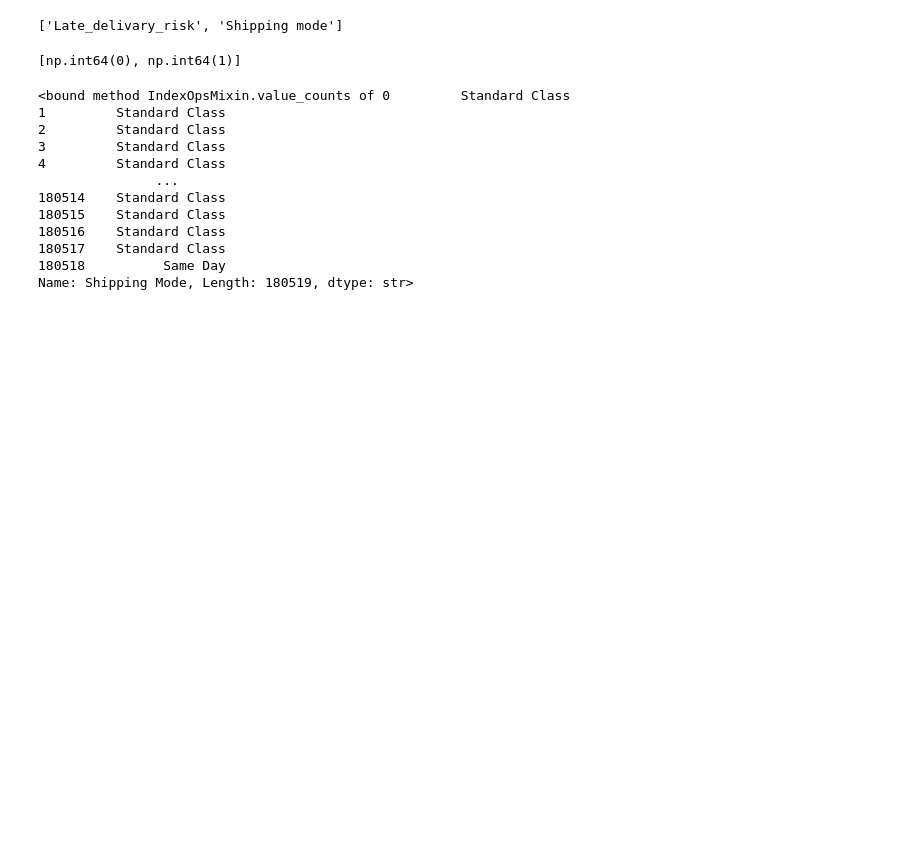
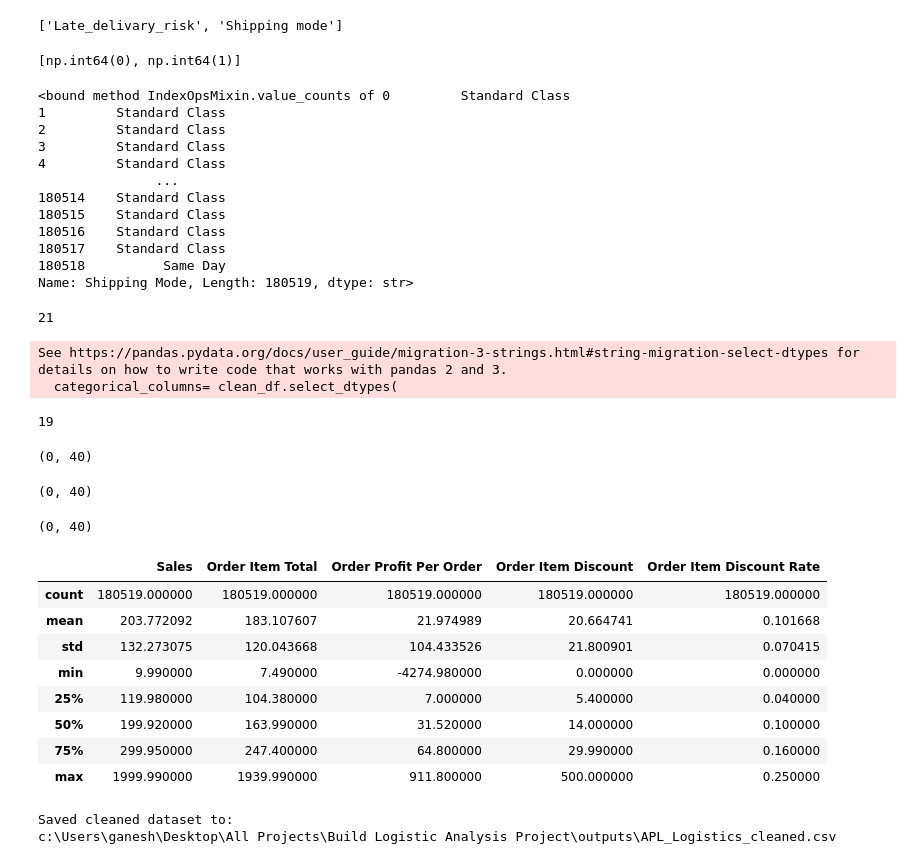
Before and after one commit to shivani1707s/APL-Logistics-Analysis, a Jupyter notebook: notebooks/data_cleaning.ipynb, the cells around one changed output. Cells and saved outputs as stored; diff of their text form; code cells hidden in the pictures; blank space fills up the shorter version.

Commit message:
data cleaning complete and eda start

```diff
--- a/notebooks/data_cleaning.ipynb
+++ b/notebooks/data_cleaning.ipynb
@@ -254,3 +254,59 @@ clean_df["Shipping Mode"].value_counts
 180517    Standard Class
 180518          Same Day
 Name: Shipping Mode, Length: 180519, dtype: str>
+# %%
+numeric_columns=clean_df.select_dtypes(
+    include= np.number
+).columns.tolist()
+
+len(numeric_columns)
+# %% [output]
+21
+# %%
+categorical_columns= clean_df.select_dtypes(
+    include="object"
+).columns.tolist()
+
+len(categorical_columns)
+# %% [output]
+See https://pandas.pydata.org/docs/user_guide/migration-3-strings.html#string-migration-select-dtypes for details on how to write code that works with pandas 2 and 3.
+  categorical_columns= clean_df.select_dtypes(
+19
+# %%
+clean_df[
+    clean_df["Order Item Quantity"] < 0
+].shape
+# %% [output]
+(0, 40)
+# %%
+clean_df[
+    clean_df["Days for shipment (scheduled)"] < 0
+].shape
+# %% [output]
+(0, 40)
+# %%
+clean_df[
+    clean_df["Days for shipping (real)"] < 0
+].shape
+# %% [output]
+(0, 40)
+# %%
+clean_df[
+    [
+        "Sales",
+        "Order Item Total",
+        "Order Profit Per Order",
+        "Order Item Discount",
+        "Order Item Discount Rate"
+    ]
+].describe()
+# %% [output]
+|  | Sales | Order Item Total | Order Profit Per Order | Order Item Discount | Order Item Discount Rate |
+| count | 180519.000000 | 180519.000000 | 180519.000000 | 180519.000000 | 180519.000000 |
+| mean | 203.772092 | 183.107607 | 21.974989 | 20.664741 | 0.101668 |
+| std | 132.273075 | 120.043668 | 104.433526 | 21.800901 | 0.070415 |
+| min | 9.990000 | 7.490000 | -4274.980000 | 0.000000 | 0.000000 |
+| 25% | 119.980000 | 104.380000 | 7.000000 | 5.400000 | 0.040000 |
+| 50% | 199.920000 | 163.990000 | 31.520000 | 14.000000 | 0.100000 |
+| 75% | 299.950000 | 247.400000 | 64.800000 | 29.990000 | 0.160000 |
+| max | 1999.990000 | 1939.990000 | 911.800000 | 500.000000 | 0.250000 |
@@ -256,0 +326,6 @@ Name: Shipping Mode, Length: 180519, dtype: str>
+# %%
+print("Saved cleaned dataset to:")
+print(CLEAN_DATA_PATH)
+# %% [output]
+Saved cleaned dataset to:
+c:\Users\ganesh\Desktop\All Projects\Build Logistic Analysis Project\outputs\APL_Logistics_cleaned.csv
```
Also changed, not shown: parts of 4 cells of this notebook, 1 other file.
